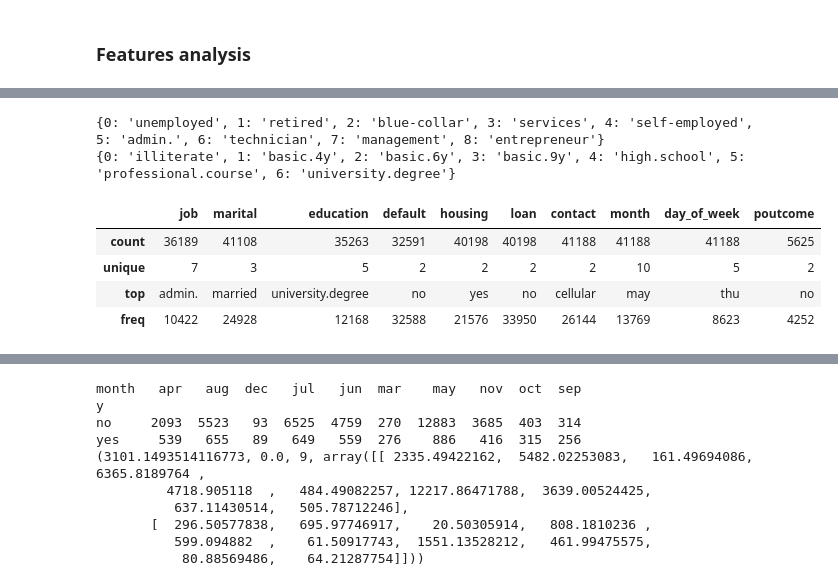
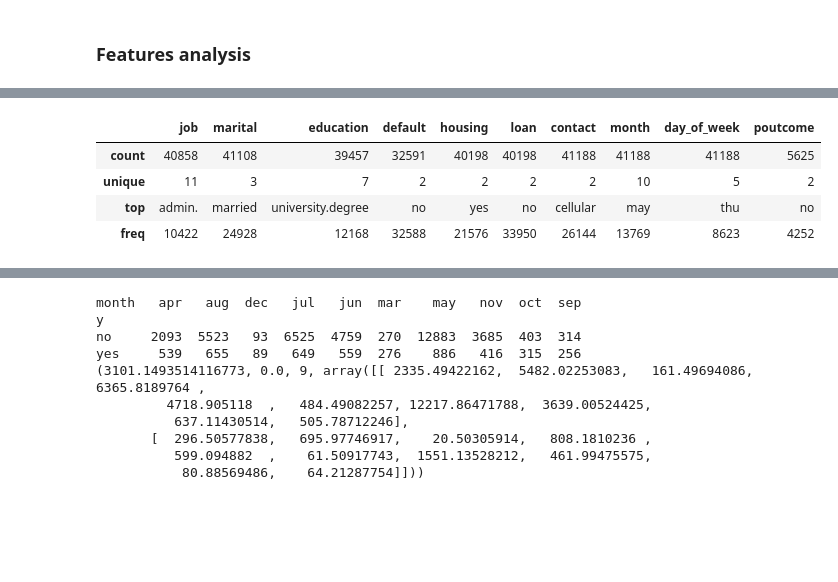
Before and after one commit to JumpyJumpy/Portuguese_Bank_Marketing_Data_Set, a Jupyter notebook: code/eda.ipynb, the cells around one changed output, grey strips where cells are left out. Saved outputs shown, nothing was run; the diff lists cells and outputs as text; code cells hidden in the pictures; blank space fills up the shorter version.

```diff
--- a/code/eda.ipynb
+++ b/code/eda.ipynb
@@ -75,34 +75,33 @@ plt.show()
 # %%
 non_conti_feature = bank.columns[~bank.columns.isin(conti_feature)].tolist()
 non_conti_feature.pop()
 bank[non_conti_feature] = bank[non_conti_feature].astype("category")
 bank[non_conti_feature] = bank[non_conti_feature].replace(1, "yes")
 bank[non_conti_feature] = bank[non_conti_feature].replace(0, "no")
 
+"""
 job = ['unemployed', 'retired', 'blue-collar', 'services', 'self-employed',
        'admin.', 'technician', 'management', 'entrepreneur']
 
 job_map = {i: job[i] for i in range(len(job))}
 
 edu = ['illiterate', 'basic.4y', 'basic.6y', 'basic.9y', 'high.school',
        'professional.course', 'university.degree']
 
 edu_map = {i: edu[i] for i in range(len(edu))}
 
 print(job_map)
 print(edu_map)
 
 bank["job"] = bank["job"].map(job_map)
 bank["education"] = bank["education"].map(edu_map)
+"""
 
-#bank[non_conti_feature].head(100)
 bank[non_conti_feature].describe()
 # %% [output]
-{0: 'unemployed', 1: 'retired', 2: 'blue-collar', 3: 'services', 4: 'self-employed', 5: 'admin.', 6: 'technician', 7: 'management', 8: 'entrepreneur'}
-{0: 'illiterate', 1: 'basic.4y', 2: 'basic.6y', 3: 'basic.9y', 4: 'high.school', 5: 'professional.course', 6: 'university.degree'}
 |  | job | marital | education | default | housing | loan | contact | month | day_of_week | poutcome |
-| count | 36189 | 41108 | 35263 | 32591 | 40198 | 40198 | 41188 | 41188 | 41188 | 5625 |
-| unique | 7 | 3 | 5 | 2 | 2 | 2 | 2 | 10 | 5 | 2 |
+| count | 40858 | 41108 | 39457 | 32591 | 40198 | 40198 | 41188 | 41188 | 41188 | 5625 |
+| unique | 11 | 3 | 7 | 2 | 2 | 2 | 2 | 10 | 5 | 2 |
 | top | admin. | married | university.degree | no | yes | no | cellular | may | thu | no |
 | freq | 10422 | 24928 | 12168 | 32588 | 21576 | 33950 | 26144 | 13769 | 8623 | 4252 |
 # %%
```
Also changed, not shown: parts of 12 cells of this notebook, 5 other files.
